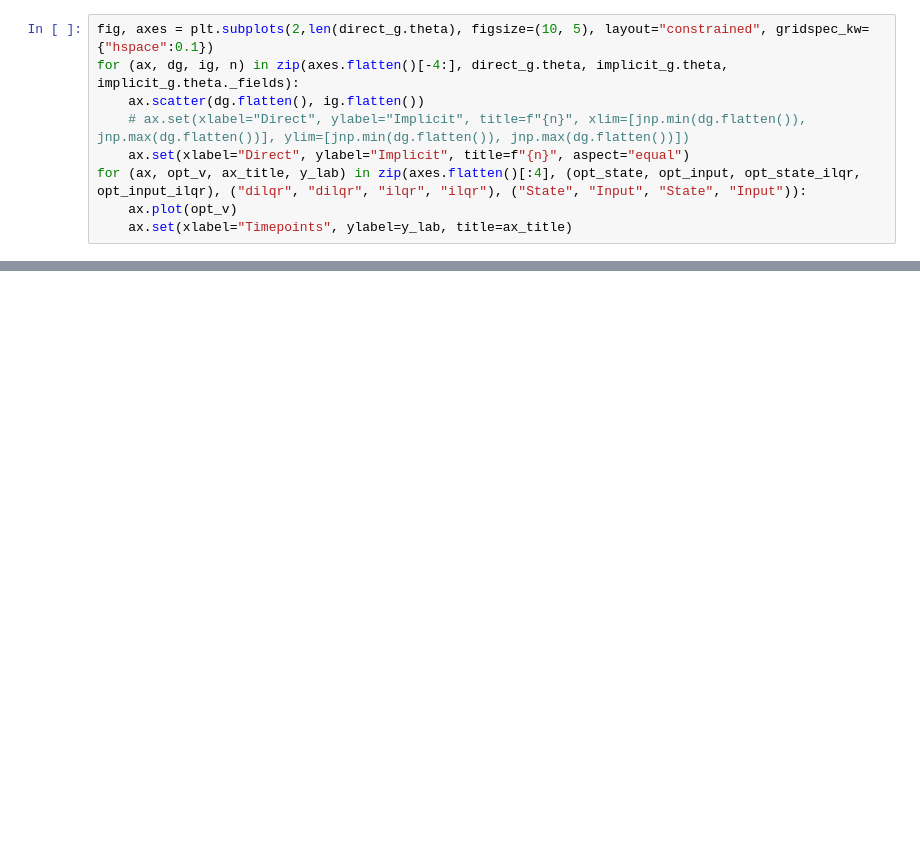
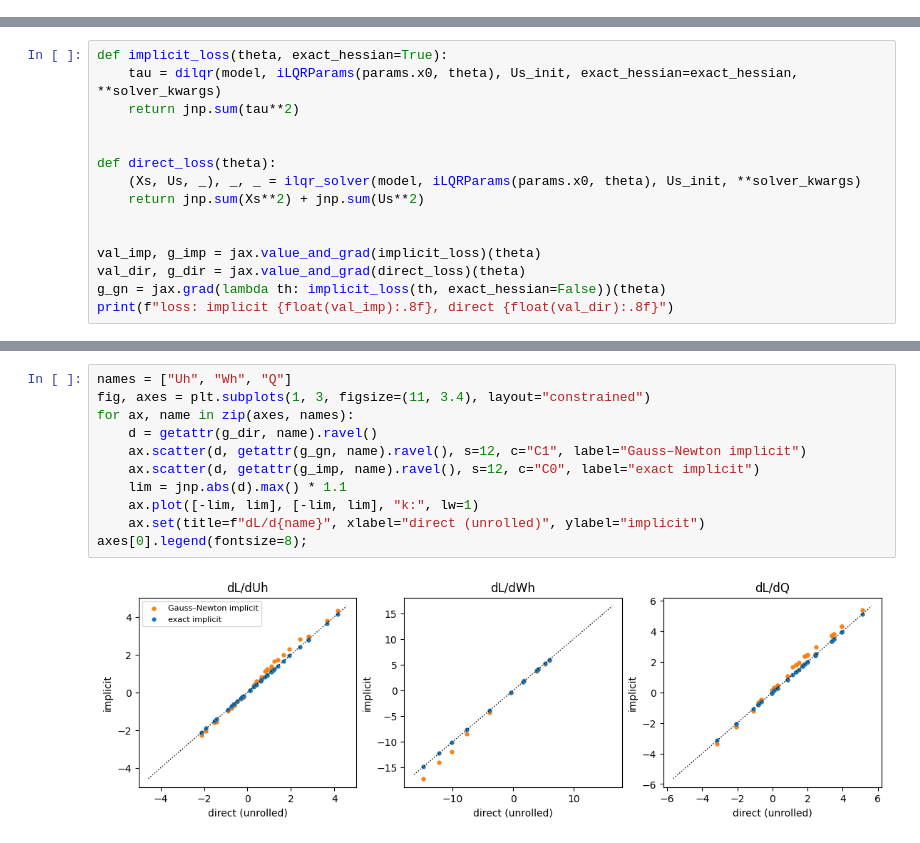
Before and after one commit to ThomasMullen/diffilqrax, a Jupyter notebook: docs/source/examples/gradients_through_ilqr.ipynb, the cells around one changed output, grey strips where cells are left out. Saved outputs shown, nothing was run; the diff lists cells and outputs as text; blank space fills up the shorter version.

```diff
--- a/docs/source/examples/gradients_through_ilqr.ipynb
+++ b/docs/source/examples/gradients_through_ilqr.ipynb
@@ -215,9 +33,0 @@ direct_val, direct_g = jax.value_and_grad(direct_loss)(params)
-# %%
-fig, axes = plt.subplots(2,len(direct_g.theta), figsize=(10, 5), layout="constrained", gridspec_kw={"hspace":0.1})
-for (ax, dg, ig, n) in zip(axes.flatten()[-4:], direct_g.theta, implicit_g.theta, implicit_g.theta._fields):
-    ax.scatter(dg.flatten(), ig.flatten())
-    # ax.set(xlabel="Direct", ylabel="Implicit", title=f"{n}", xlim=[jnp.min(dg.flatten()), jnp.max(dg.flatten())], ylim=[jnp.min(dg.flatten()), jnp.max(dg.flatten())])
-    ax.set(xlabel="Direct", ylabel="Implicit", title=f"{n}", aspect="equal")
-for (ax, opt_v, ax_title, y_lab) in zip(axes.flatten()[:4], (opt_state, opt_input, opt_state_ilqr, opt_input_ilqr), ("dilqr", "dilqr", "ilqr", "ilqr"), ("State", "Input", "State", "Input")):
-    ax.plot(opt_v)
-    ax.set(xlabel="Timepoints", ylabel=y_lab, title=ax_title)
@@ -225,0 +79,15 @@ for (ax, opt_v, ax_title, y_lab) in zip(axes.flatten()[:4], (opt_state, opt_inpu
+# %%
+def implicit_loss(theta, exact_hessian=True):
+    tau = dilqr(model, iLQRParams(params.x0, theta), Us_init, exact_hessian=exact_hessian, **solver_kwargs)
+    return jnp.sum(tau**2)
+
+
+def direct_loss(theta):
+    (Xs, Us, _), _, _ = ilqr_solver(model, iLQRParams(params.x0, theta), Us_init, **solver_kwargs)
+    return jnp.sum(Xs**2) + jnp.sum(Us**2)
+
+
+val_imp, g_imp = jax.value_and_grad(implicit_loss)(theta)
+val_dir, g_dir = jax.value_and_grad(direct_loss)(theta)
+g_gn = jax.grad(lambda th: implicit_loss(th, exact_hessian=False))(theta)
+print(f"loss: implicit {float(val_imp):.8f}, direct {float(val_dir):.8f}")
@@ -225,0 +96,13 @@ for (ax, opt_v, ax_title, y_lab) in zip(axes.flatten()[:4], (opt_state, opt_inpu
+# %%
+names = ["Uh", "Wh", "Q"]
+fig, axes = plt.subplots(1, 3, figsize=(11, 3.4), layout="constrained")
+for ax, name in zip(axes, names):
+    d = getattr(g_dir, name).ravel()
+    ax.scatter(d, getattr(g_gn, name).ravel(), s=12, c="C1", label="Gauss–Newton implicit")
+    ax.scatter(d, getattr(g_imp, name).ravel(), s=12, c="C0", label="exact implicit")
+    lim = jnp.abs(d).max() * 1.1
+    ax.plot([-lim, lim], [-lim, lim], "k:", lw=1)
+    ax.set(title=f"dL/d{name}", xlabel="direct (unrolled)", ylabel="implicit")
+axes[0].legend(fontsize=8);
+# %% [output]
+[figure, added]
```
Also changed, not shown: parts of 26 cells of this notebook, 43 other files.
